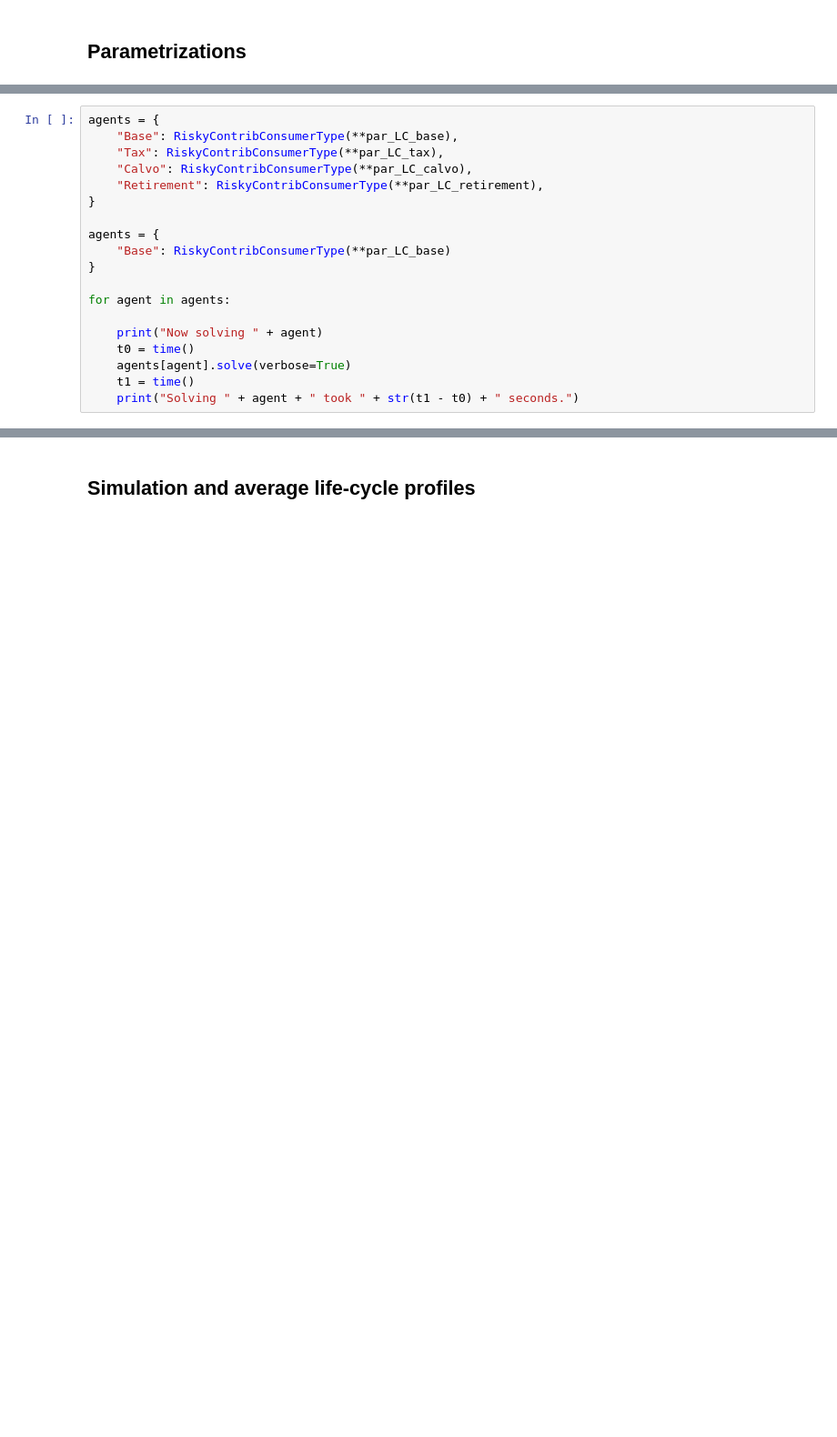
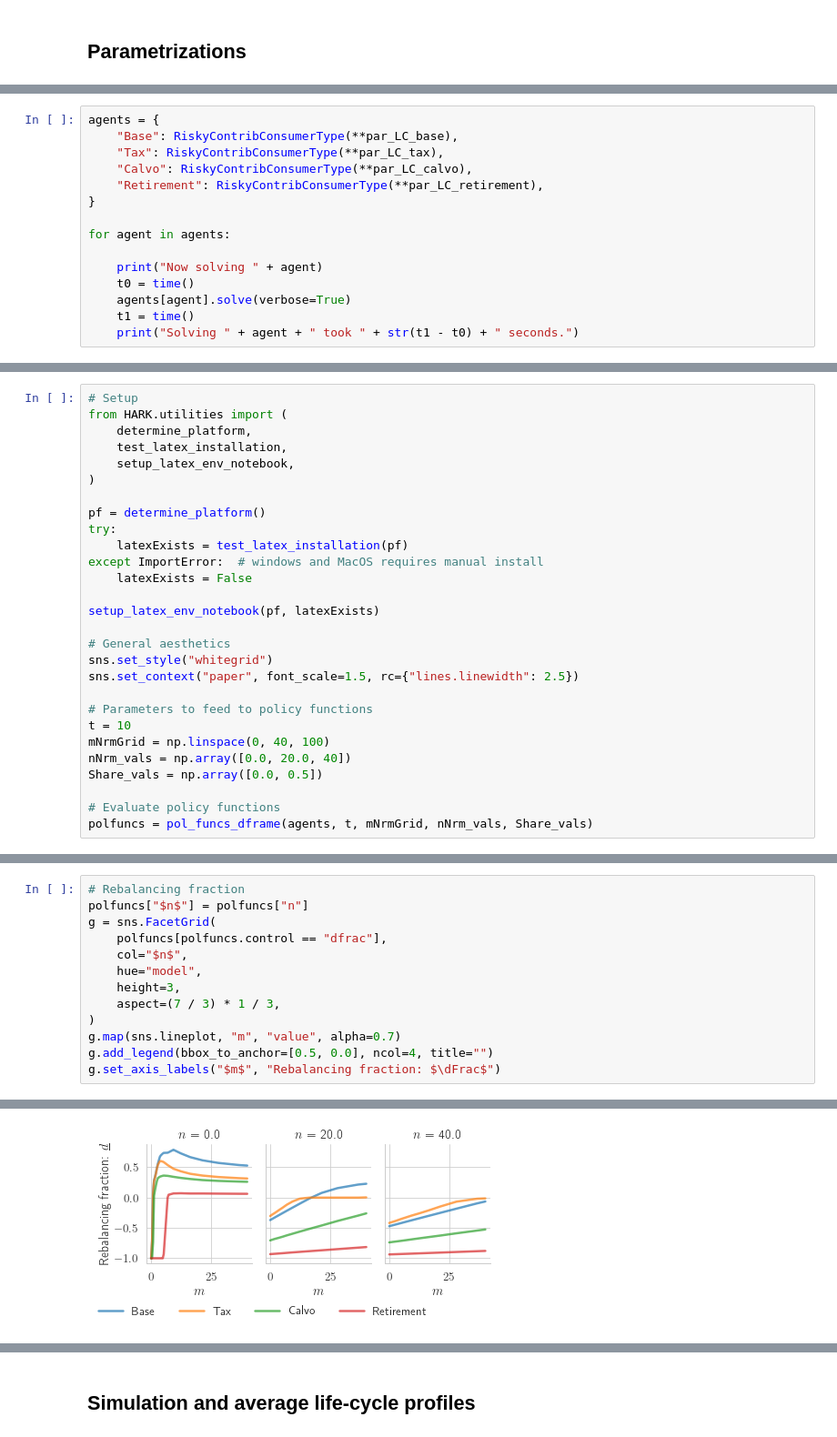
Before and after one commit to Mv77/RiskyContrib, a Jupyter notebook: Code/Python/RiskyContrib.ipynb, the cells around one changed output, grey strips where cells are left out. Shown at 91% size. Cells and saved outputs as stored; diff of their text form; blank space fills up the shorter version.

Commit message:
Add policy function plots

```diff
--- a/Code/Python/RiskyContrib.ipynb
+++ b/Code/Python/RiskyContrib.ipynb
@@ -247,10 +293,6 @@ agents = {
     "Tax": RiskyContribConsumerType(**par_LC_tax),
     "Calvo": RiskyContribConsumerType(**par_LC_calvo),
     "Retirement": RiskyContribConsumerType(**par_LC_retirement),
-}
-
-agents = {
-    "Base": RiskyContribConsumerType(**par_LC_base)
 }
 
 for agent in agents:
@@ -266,0 +337,28 @@ Solving Base took 34.00573015213013 seconds.
+# %%
+# Setup
+from HARK.utilities import (
+    determine_platform,
+    test_latex_installation,
+    setup_latex_env_notebook,
+)
+
+pf = determine_platform()
+try:
+    latexExists = test_latex_installation(pf)
+except ImportError:  # windows and MacOS requires manual install
+    latexExists = False
+
+setup_latex_env_notebook(pf, latexExists)
+
+# General aesthetics
+sns.set_style("whitegrid")
+sns.set_context("paper", font_scale=1.5, rc={"lines.linewidth": 2.5})
+
+# Parameters to feed to policy functions
+t = 10
+mNrmGrid = np.linspace(0, 40, 100)
+nNrm_vals = np.array([0.0, 20.0, 40])
+Share_vals = np.array([0.0, 0.5])
+
+# Evaluate policy functions
+polfuncs = pol_funcs_dframe(agents, t, mNrmGrid, nNrm_vals, Share_vals)
@@ -266,0 +378,14 @@ Solving Base took 34.00573015213013 seconds.
+# %%
+# Rebalancing fraction
+polfuncs["$n$"] = polfuncs["n"]
+g = sns.FacetGrid(
+    polfuncs[polfuncs.control == "dfrac"],
+    col="$n$",
+    hue="model",
+    height=3,
+    aspect=(7 / 3) * 1 / 3,
+)
+g.map(sns.lineplot, "m", "value", alpha=0.7)
+g.add_legend(bbox_to_anchor=[0.5, 0.0], ncol=4, title="")
+g.set_axis_labels("$m$", "Rebalancing fraction: $\dFrac$")
+# %% [output]
@@ -266,0 +393 @@ Solving Base took 34.00573015213013 seconds.
+[figure, added]
```
Also changed, not shown: parts of 23 cells of this notebook, 1 other file.
